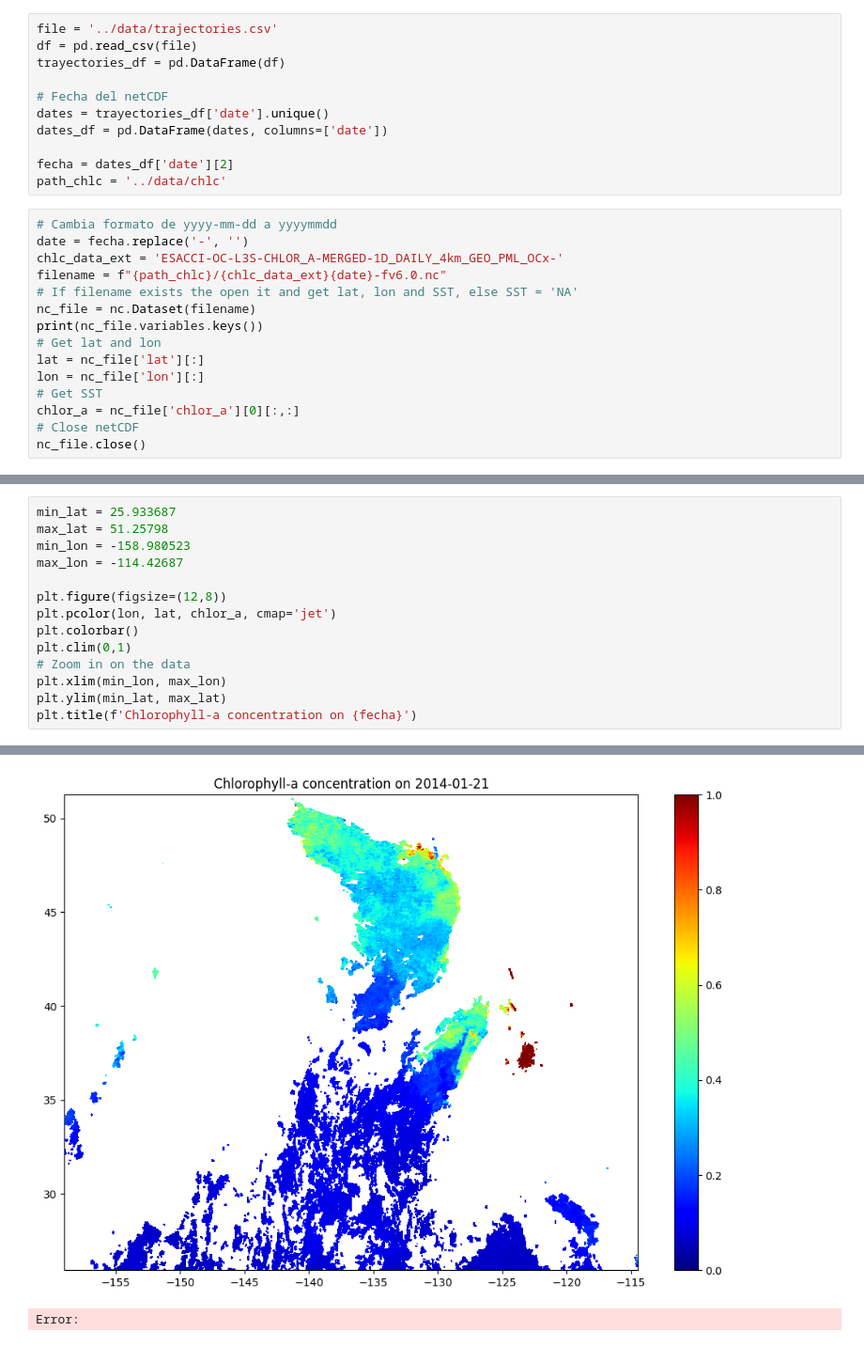
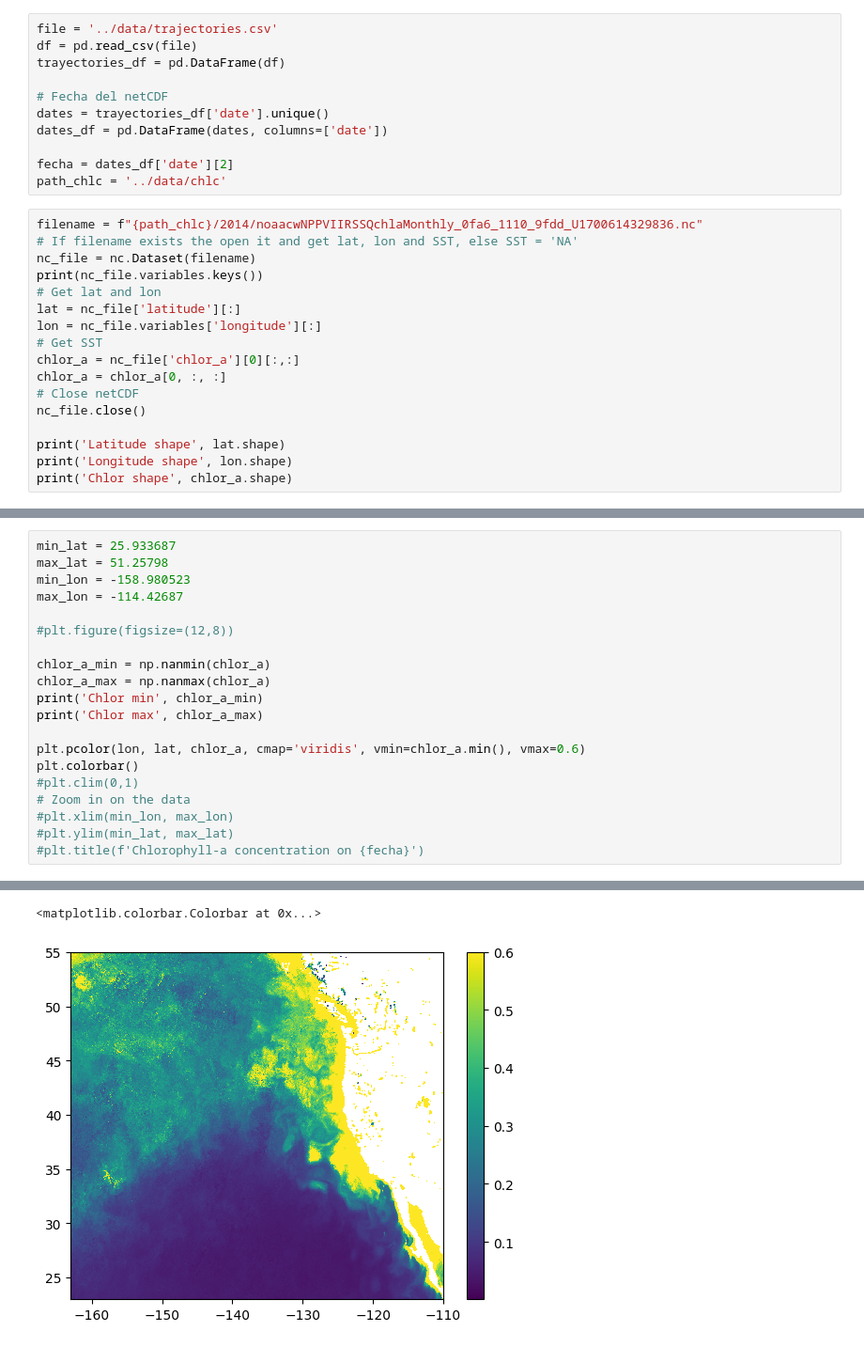
Before and after one commit to MaritzaB/niche_modelling, a Jupyter notebook: src/notebooks/eda_chlc.ipynb, the cells around one changed output, grey strips where cells are left out. Shown: that part at 94% size. Cells and saved outputs as stored; diff of their text form.

Commit message:
📈 Succesfully plot chlorophyll data

```diff
--- a/src/notebooks/eda_chlc.ipynb
+++ b/src/notebooks/eda_chlc.ipynb
@@ -17,18 +17,20 @@ dates_df = pd.DataFrame(dates, columns=['date'])
 fecha = dates_df['date'][2]
 path_chlc = '../data/chlc'
 # %%
-# Cambia formato de yyyy-mm-dd a yyyymmdd
-date = fecha.replace('-', '')
-chlc_data_ext = 'ESACCI-OC-L3S-CHLOR_A-MERGED-1D_DAILY_4km_GEO_PML_OCx-'
-filename = f"{path_chlc}/{chlc_data_ext}{date}-fv6.0.nc"
+filename = f"{path_chlc}/2014/noaacwNPPVIIRSSQchlaMonthly_0fa6_1110_9fdd_U1700614329836.nc"
 # If filename exists the open it and get lat, lon and SST, else SST = 'NA'
 nc_file = nc.Dataset(filename)
 print(nc_file.variables.keys())
 # Get lat and lon
-lat = nc_file['lat'][:]
-lon = nc_file['lon'][:]
+lat = nc_file['latitude'][:]
+lon = nc_file.variables['longitude'][:]
 # Get SST
 chlor_a = nc_file['chlor_a'][0][:,:]
+chlor_a = chlor_a[0, :, :]
 # Close netCDF
 nc_file.close()
+
+print('Latitude shape', lat.shape)
+print('Longitude shape', lon.shape)
+print('Chlor shape', chlor_a.shape)
 # %% [output]
@@ -39,12 +44,18 @@ max_lat = 51.25798
 min_lon = -158.980523
 max_lon = -114.42687
 
-plt.figure(figsize=(12,8))
-plt.pcolor(lon, lat, chlor_a, cmap='jet')
+#plt.figure(figsize=(12,8))
+
+chlor_a_min = np.nanmin(chlor_a)
+chlor_a_max = np.nanmax(chlor_a)
+print('Chlor min', chlor_a_min)
+print('Chlor max', chlor_a_max)
+
+plt.pcolor(lon, lat, chlor_a, cmap='viridis', vmin=chlor_a.min(), vmax=0.6)
 plt.colorbar()
-plt.clim(0,1)
+#plt.clim(0,1)
 # Zoom in on the data
-plt.xlim(min_lon, max_lon)
-plt.ylim(min_lat, max_lat)
-plt.title(f'Chlorophyll-a concentration on {fecha}')
+#plt.xlim(min_lon, max_lon)
+#plt.ylim(min_lat, max_lat)
+#plt.title(f'Chlorophyll-a concentration on {fecha}')
 # %% [output]
@@ -52,2 +64,2 @@ Text(0.5, 1.0, 'Chlorophyll-a concentration on 2014-01-21')
+<matplotlib.colorbar.Colorbar at 0x...>
-[figure, old version]
+[figure, new version]
-Error:
```
Also changed, not shown: parts of 2 cells of this notebook.
